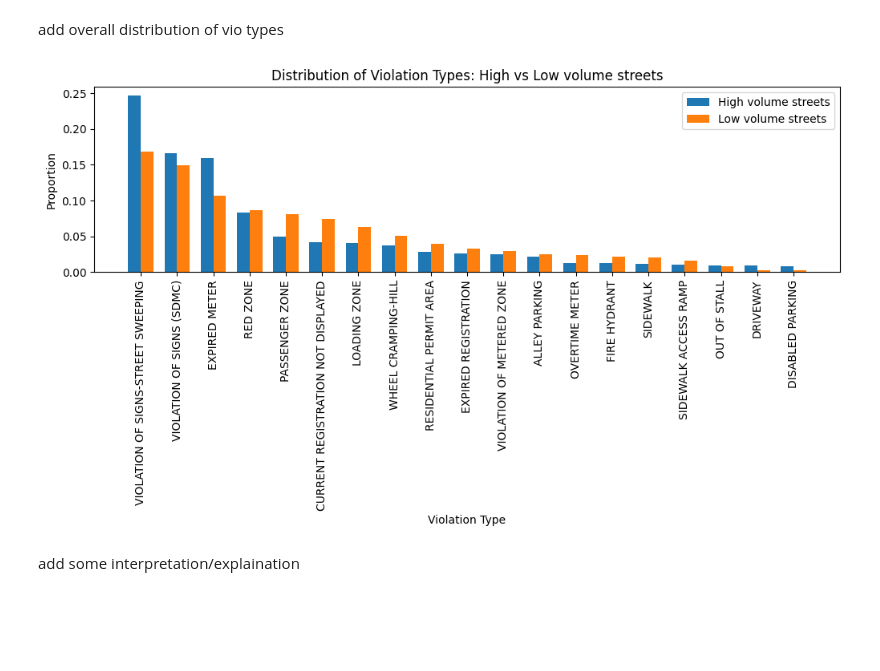
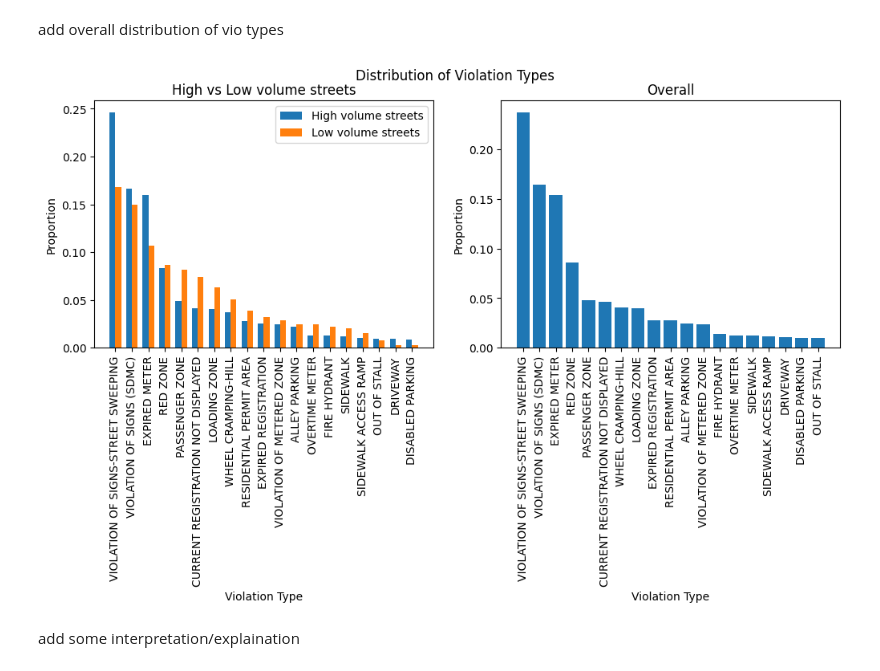
Before and after one commit to tobyzhan/Parking-Citation-Project, a Jupyter notebook: 02-EDACheckpoint.ipynb, the cells around one changed output. Drawn from its saved outputs; the diff is of its cells as text; code cells hidden in the pictures; blank space fills up the shorter version.

Commit message:
added one new plot

```diff
--- a/02-EDACheckpoint.ipynb
+++ b/02-EDACheckpoint.ipynb
@@ -380,24 +380,34 @@ low_vol_props = citations[citations['location'].isin(low_vol)]['vio_desc'].value
 # %% [markdown]
 add overall distribution of vio types
 # %%
-fig, ax4 = plt.subplots(figsize=(12,3))
+fig, (ax4_1, ax4_2) = plt.subplots(1, 2, figsize=(12,4))
 
 x_pos = np.arange(len(high_vol_props))
 width = 0.35
 
-b1 = ax4.bar(x_pos - width/2, high_vol_props, width, label='High volume streets')
-b2 = ax4.bar(x_pos + width/2, low_vol_props, width, label='Low volume streets')
+b1 = ax4_2.bar(x_pos, citations['vio_desc'].value_counts(normalize=True))
 
-ax4.set_xlabel('Violation Type')
-ax4.set_ylabel('Proportion')
-ax4.set_title('Distribution of Violation Types: High vs Low volume streets')
-ax4.set_xticks(x_pos)
-ax4.set_xticklabels(high_vol_props.index, rotation=90)
-ax4.legend()
+b2 = ax4_1.bar(x_pos - width/2, high_vol_props, width, label='High volume streets')
+b3 = ax4_1.bar(x_pos + width/2, low_vol_props, width, label='Low volume streets')
+
+ax4_1.set_xlabel('Violation Type')
+ax4_1.set_ylabel('Proportion')
+ax4_1.set_title('High vs Low volume streets')
+ax4_1.set_xticks(x_pos)
+ax4_1.set_xticklabels(high_vol_props.index, rotation=90)
+ax4_1.legend()
+
+ax4_2.set_xlabel('Violation Type')
+ax4_2.set_ylabel('Proportion')
+ax4_2.set_title('Overall')
+ax4_2.set_xticks(x_pos)
+ax4_2.set_xticklabels(citations['vio_desc'].value_counts(normalize=True).index, rotation=90)
+
+fig.suptitle('Distribution of Violation Types')
 
 plt.show()
 # %% [output]
-[figure, old version]
+[figure, new version]
 # %% [markdown]
 add some interpretation/explaination
 # %% [markdown]
```
